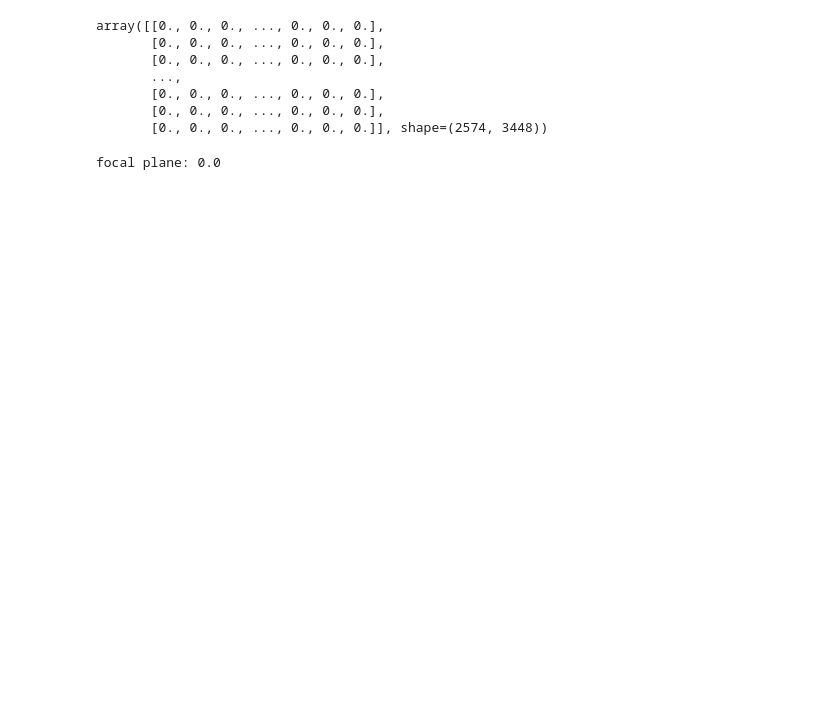
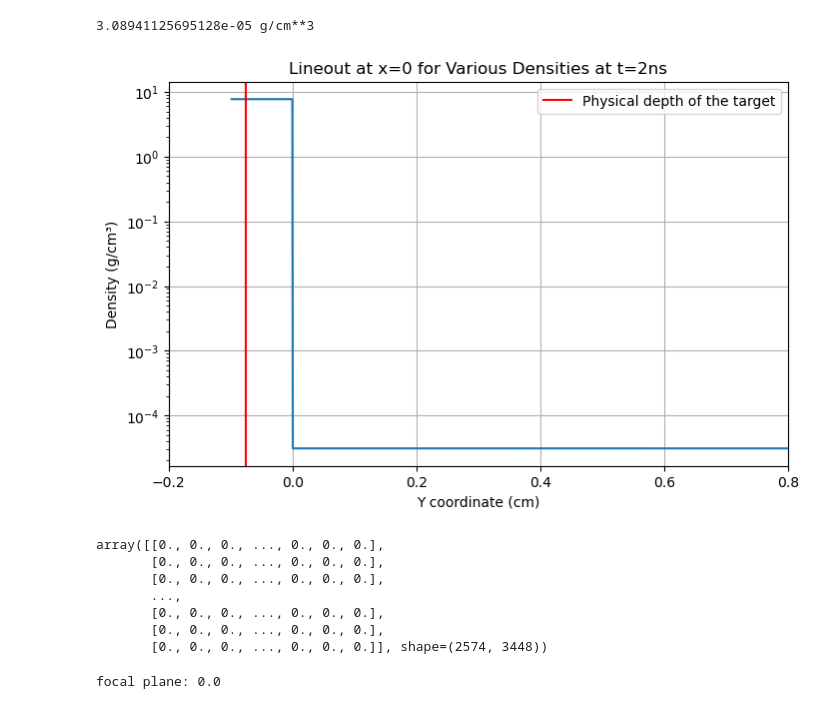
Before and after one commit to alextimoney/LIONZ_MagShockZ, a Jupyter notebook: particle_tracking/shadowgraphy_2d_images.ipynb, the cells around one changed output. Drawn from its saved outputs; the diff is of its cells as text; code cells hidden in the pictures; blank space fills up the shorter version.

```diff
--- a/particle_tracking/shadowgraphy_2d_images.ipynb
+++ b/particle_tracking/shadowgraphy_2d_images.ipynb
@@ -57,3 +54,40 @@ yt : [INFO     ] 2026-02-14 13:56:12,705 Making a fixed resolution buffer of (('
+# %%
+# 2. Define the start and end points of your lineout
+# For r=0, we set the 'r' coordinate (first index) to 0.
+# We span the full 'z' range (second index).
+start_point = [0.5, ds.domain_left_edge[1], 0]
+end_point   = [0.5, ds.domain_right_edge[1], 0]
+
+# 3. Create the Ray
+ray = ds.ray(start_point, end_point)
+
+# 4. Sort the data
+# Rays don't always return data in spatial order, so we sort by 'z'
+sort_idx = ray['y'].argsort()
+z_coords = ray['y'][sort_idx]
+density  = ray['density'][sort_idx]
+
+mask = (z_coords > 0.4) & (z_coords < 0.8)
+print(np.mean(density[mask]))
+
+# 5. Plotting
+plt.figure(figsize=(8, 5))
+plt.yscale('log')
+plt.xlim(-0.2, 0.8)
+plt.plot(z_coords, density, label='')
+
+plt.axvline(-0.075, label = "Physical depth of the target", color = "red")
+plt.xlabel('Y coordinate (cm)')
+plt.ylabel('Density (g/cm³)')
+plt.title(f'Lineout at x=0 for Various Densities at t=2ns')
+plt.grid(True)
+plt.legend()
+# plt.show()
+
+plt.savefig(f'lineout_background.png')
+# %% [output]
+3.08941125695128e-05 g/cm**3
+[figure, added]
 # %%
 # print("Domain left edge:", ds.domain_left_edge)
 # print("Domain right edge:", ds.domain_right_edge)
```
Also changed, not shown: parts of 3 cells of this notebook, 3 other files.
